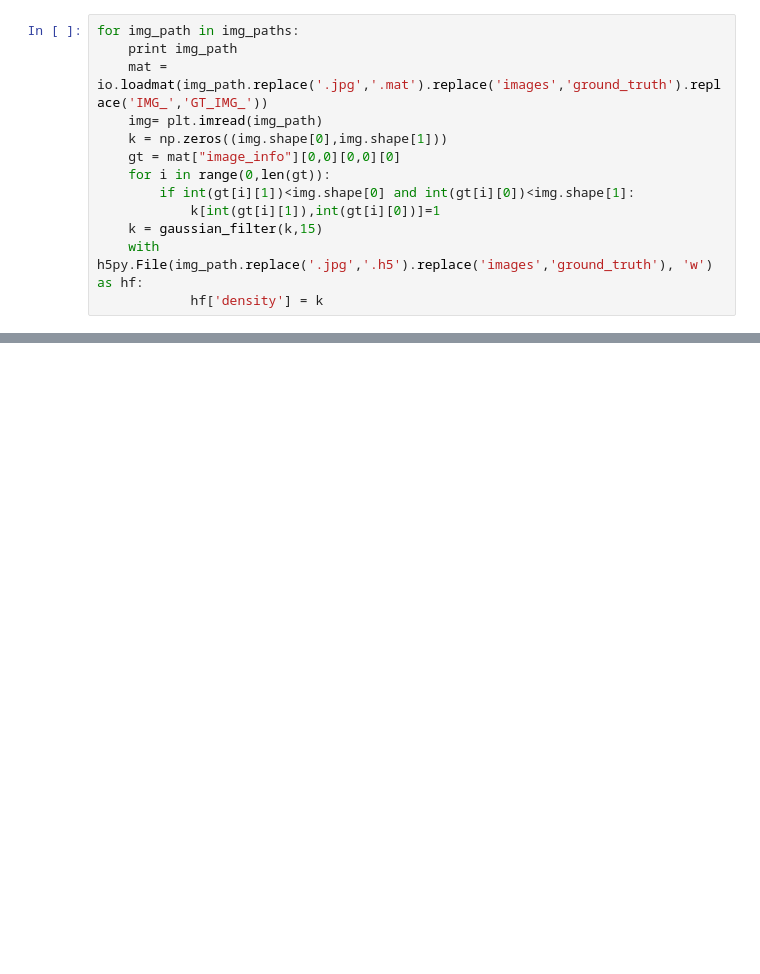
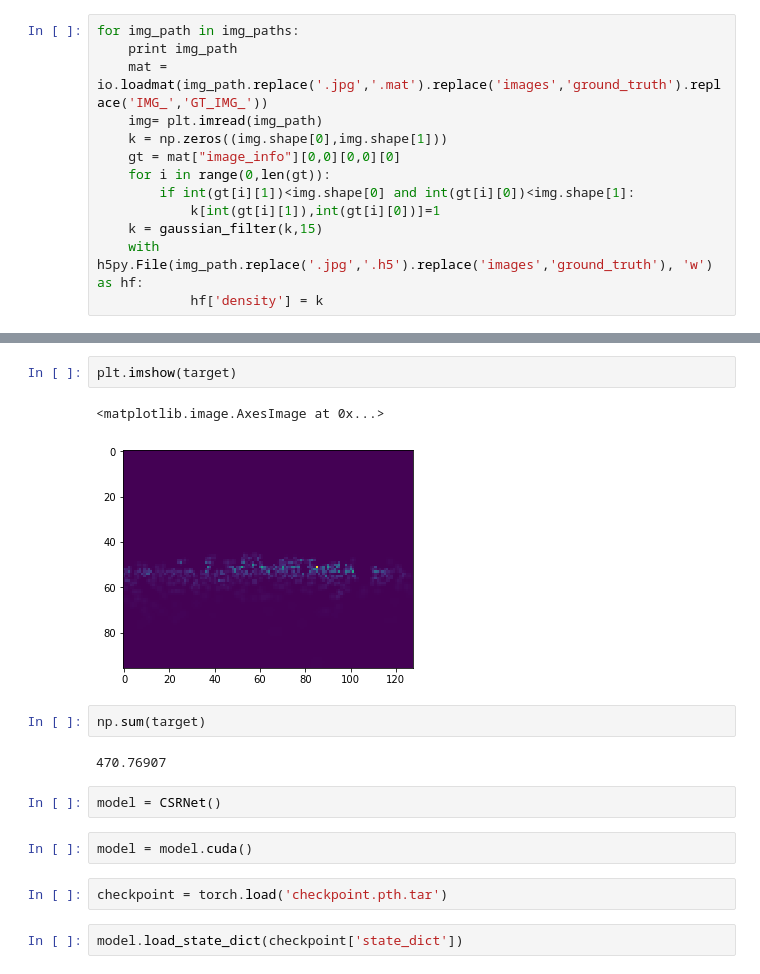
Before and after one commit to leeyeehoo/CSRNet-pytorch, a Jupyter notebook: make_dataset.ipynb, the cells around one changed output, grey strips where cells are left out. Drawn from its saved outputs; the diff is of its cells as text; blank space fills up the shorter version.

```diff
--- a/make_dataset.ipynb
+++ b/make_dataset.ipynb
@@ -104,0 +115,17 @@ for img_path in img_paths:
+# %%
+plt.imshow(target)
+# %% [output]
+<matplotlib.image.AxesImage at 0x...>
+[figure, added]
+# %%
+np.sum(target)
+# %% [output]
+470.76907
+# %%
+model = CSRNet()
+# %%
+model = model.cuda()
+# %%
+checkpoint = torch.load('checkpoint.pth.tar')
+# %%
+model.load_state_dict(checkpoint['state_dict'])
```
Also changed, not shown: parts of 12 cells of this notebook, 5 other files.
